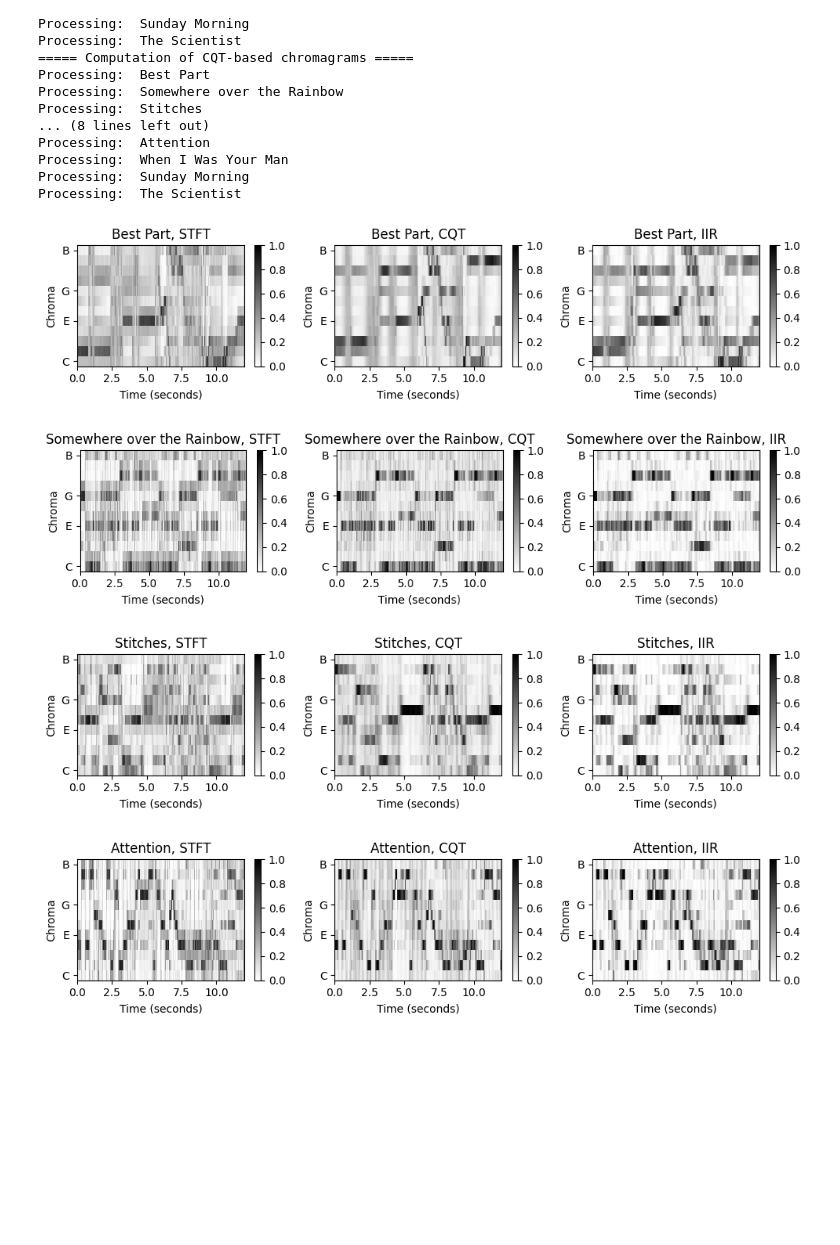
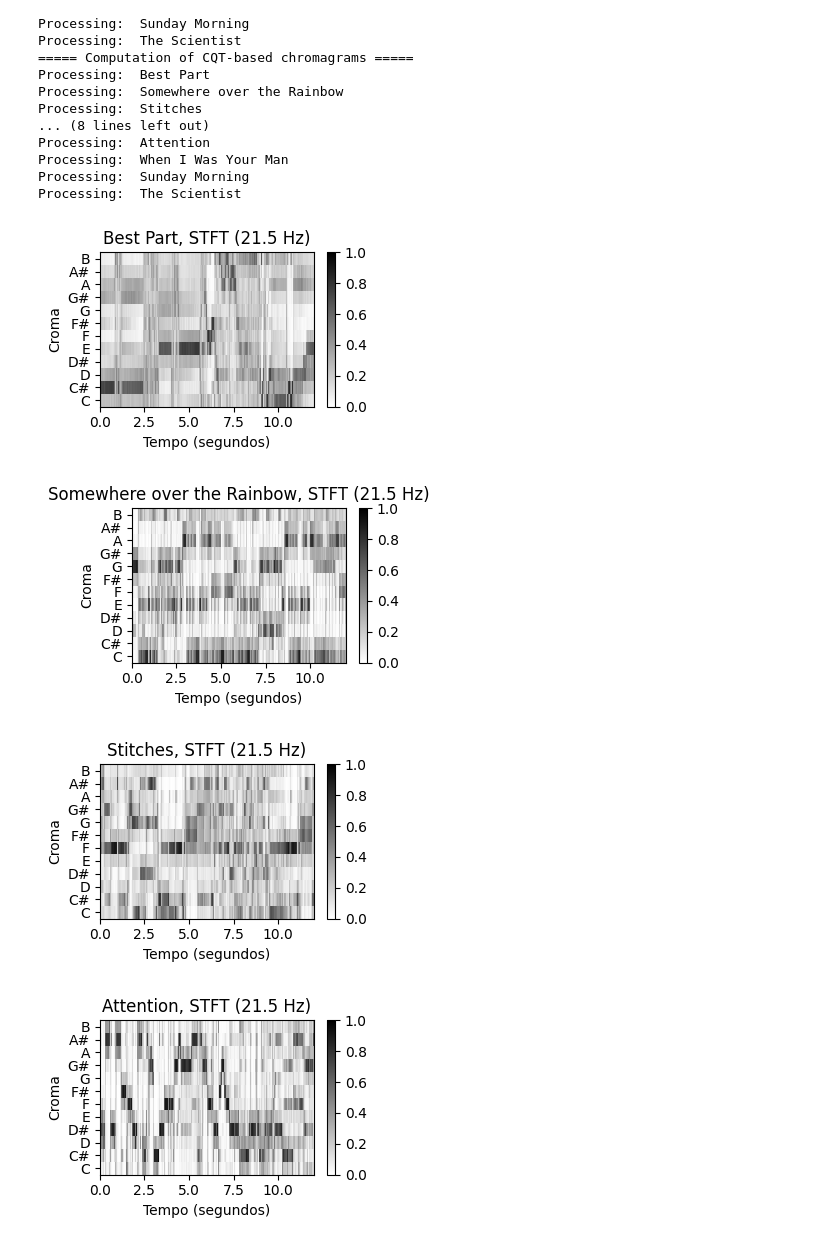
Before and after one commit to RodrigoPita/TCC, a Jupyter notebook: Initial Tests/batch_5.ipynb, the cells around one changed output. Saved outputs shown, nothing was run; the diff lists cells and outputs as text; code cells hidden in the pictures; blank space fills up the shorter version.

```diff
--- a/Initial Tests/batch_5.ipynb
+++ b/Initial Tests/batch_5.ipynb
@@ -70,9 +70,10 @@ Processing:  When I Was Your Man
 Processing:  Sunday Morning
 Processing:  The Scientist
 # %%
-get_chromagrams(song_selected, song_dict, Fs_X_dict_STFT, X_dict_STFT, Fs_X_dict_CQT, X_dict_CQT, Fs_X_dict_IIR, X_dict_IIR)
+# STFT
+get_chromagram(song_selected, song_dict, Fs_X_dict_STFT, X_dict_STFT)
 # %% [output]
-[figure, old version]
+[figure, new version]
-[figure, old version]
+[figure, new version]
-[figure, old version]
+[figure, new version]
-[figure, old version]
+[figure, new version]
```
Also changed, not shown: parts of 4 cells of this notebook, 12 other files.
